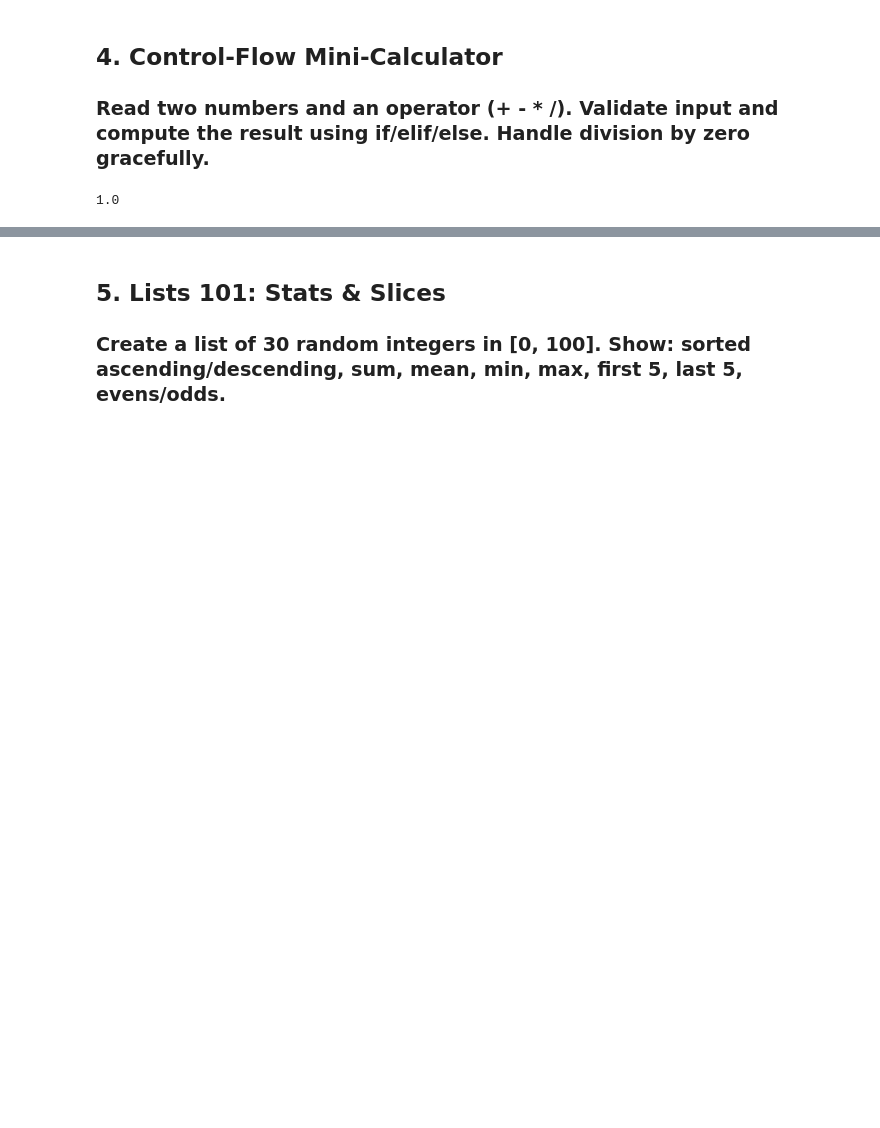
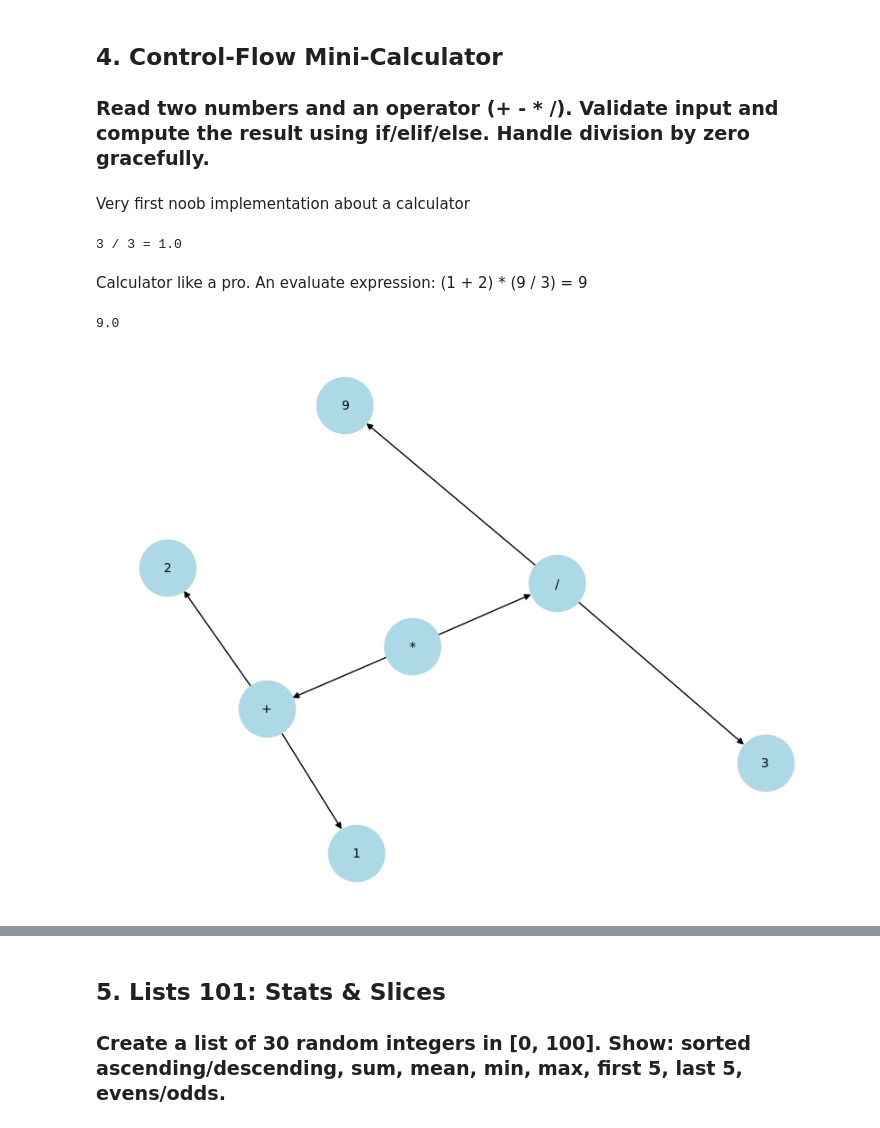
Before and after one commit to bquarkz/master-classes-empty, a Jupyter notebook: notebooks/c_exercises/week01_fundamentals.ipynb, the cells around one changed output, grey strips where cells are left out. Saved outputs shown, nothing was run; the diff lists cells and outputs as text; code cells hidden in the pictures; blank space fills up the shorter version.

Commit message:
add some graph stuff around expressions

```diff
--- a/notebooks/c_exercises/week01_fundamentals.ipynb
+++ b/notebooks/c_exercises/week01_fundamentals.ipynb
@@ -308,10 +309,12 @@ number of consonants: 260
 # %% [markdown]
 ## 4. Control‑Flow Mini‑Calculator
 ### Read two numbers and an operator (+ - * /). Validate input and compute the result using if/elif/else. Handle division by zero gracefully.
+# %% [markdown]
+Very first noob implementation about a calculator
 # %%
-a = int(input("Type an integer A"))
-b = int(input("Type an integer B"))
-op = input("Type an operator (+ - * /)")
+a = 3
+b = 3
+op = "/"
 
 if len(op) != 1:
     print("Invalid operator")
@@ -330,10 +333,18 @@ else:
                 print(f"{a} / {b} = {a / b}")
         case "-":
             print("Invalid operator")
+# %% [output]
+3 / 3 = 1.0
+# %% [markdown]
+Calculator like a pro. An evaluate expression: (1 + 2) * (9 / 3) = 9
 # %%
 from unilab import evaluate_expression
-i = input("type an expression")
-v = evaluate_expression(i)
+expr = "(1 + 2) * (9 / 3)"
+v = evaluate_expression(expr)
 v
 # %% [output]
-1.0
+9.0
+# %%
+draw_expression(expr)
+# %% [output]
+[figure, added]
```
Also changed, not shown: parts of 7 cells of this notebook, 2 other files.
